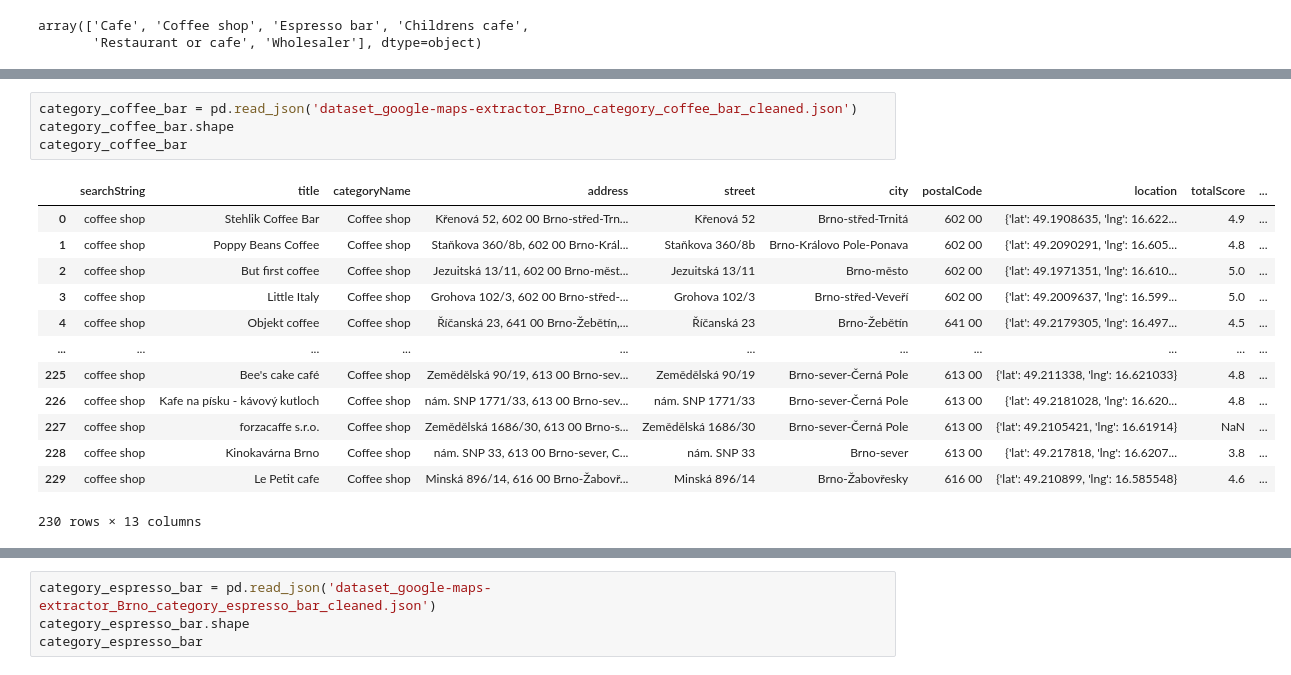
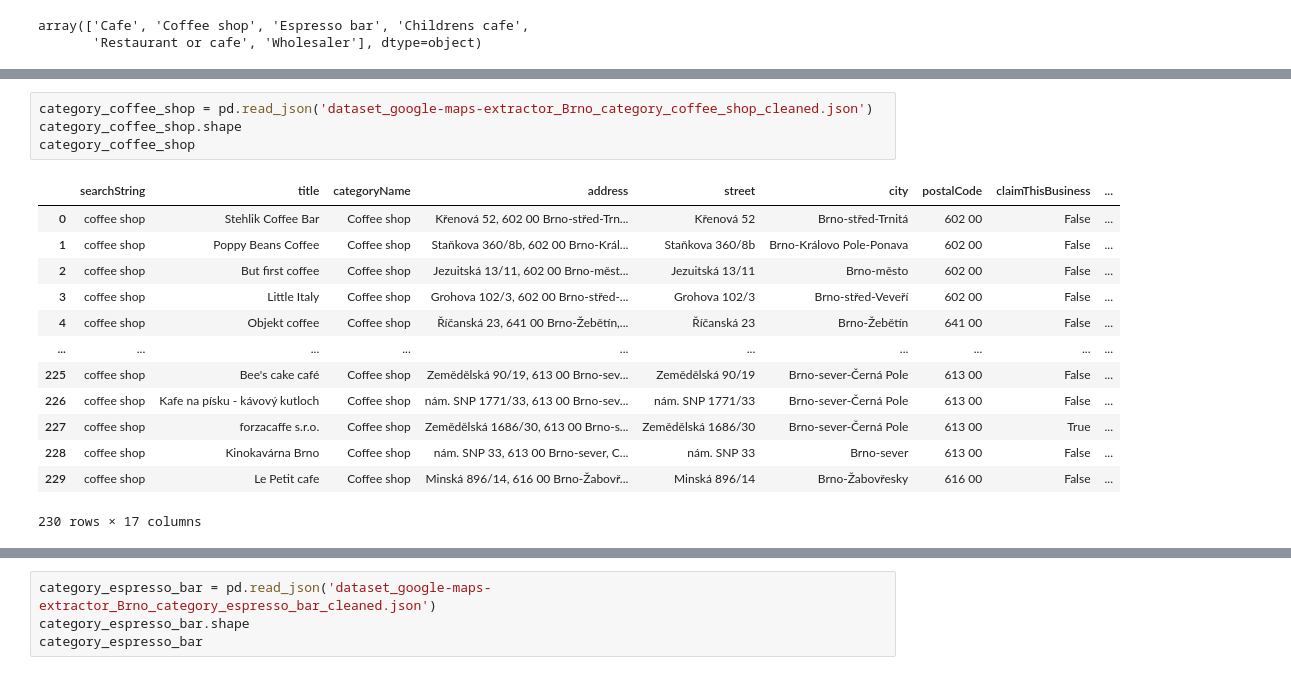
Before and after one commit to eliska-striteska/DA-Czechitas-2024-Projekt-Brnenske-kavarny, a Jupyter notebook: prochazeni_dat_web_scraping.ipynb, the cells around one changed output, grey strips where cells are left out. Saved outputs shown, nothing was run; the diff lists cells and outputs as text.

Commit message:
propojeni datasetu

```diff
--- a/prochazeni_dat_web_scraping.ipynb
+++ b/prochazeni_dat_web_scraping.ipynb
@@ -117,19 +118,19 @@ not_cafe
 # %%
-category_coffee_bar = pd.read_json('dataset_google-maps-extractor_Brno_category_coffee_bar_cleaned.json')
-category_coffee_bar.shape
-category_coffee_bar
+category_coffee_shop = pd.read_json('dataset_google-maps-extractor_Brno_category_coffee_shop_cleaned.json')
+category_coffee_shop.shape
+category_coffee_shop
 # %% [output]
-|  | searchString | title | categoryName | address | street | city | postalCode | location | totalScore | ... |
-| 0 | coffee shop | Stehlik Coffee Bar | Coffee shop | Křenová 52, 602 00 Brno-střed-Trn... | Křenová 52 | Brno-střed-Trnitá | 602 00 | {'lat': 49.1908635, 'lng': 16.622... | 4.9 | ... |
-| 1 | coffee shop | Poppy Beans Coffee | Coffee shop | Staňkova 360/8b, 602 00 Brno-Král... | Staňkova 360/8b | Brno-Královo Pole-Ponava | 602 00 | {'lat': 49.2090291, 'lng': 16.605... | 4.8 | ... |
-| 2 | coffee shop | But first coffee | Coffee shop | Jezuitská 13/11, 602 00 Brno-měst... | Jezuitská 13/11 | Brno-město | 602 00 | {'lat': 49.1971351, 'lng': 16.610... | 5.0 | ... |
-| 3 | coffee shop | Little Italy | Coffee shop | Grohova 102/3, 602 00 Brno-střed-... | Grohova 102/3 | Brno-střed-Veveří | 602 00 | {'lat': 49.2009637, 'lng': 16.599... | 5.0 | ... |
-| 4 | coffee shop | Objekt coffee | Coffee shop | Říčanská 23, 641 00 Brno-Žebětín,... | Říčanská 23 | Brno-Žebětín | 641 00 | {'lat': 49.2179305, 'lng': 16.497... | 4.5 | ... |
-| ... | ... | ... | ... | ... | ... | ... | ... | ... | ... | ... |
-| 225 | coffee shop | Bee's cake café | Coffee shop | Zemědělská 90/19, 613 00 Brno-sev... | Zemědělská 90/19 | Brno-sever-Černá Pole | 613 00 | {'lat': 49.211338, 'lng': 16.621033} | 4.8 | ... |
-| 226 | coffee shop | Kafe na písku - kávový kutloch | Coffee shop | nám. SNP 1771/33, 613 00 Brno-sev... | nám. SNP 1771/33 | Brno-sever-Černá Pole | 613 00 | {'lat': 49.2181028, 'lng': 16.620... | 4.8 | ... |
-| 227 | coffee shop | forzacaffe s.r.o. | Coffee shop | Zemědělská 1686/30, 613 00 Brno-s... | Zemědělská 1686/30 | Brno-sever-Černá Pole | 613 00 | {'lat': 49.2105421, 'lng': 16.61914} | NaN | ... |
-| 228 | coffee shop | Kinokavárna Brno | Coffee shop | nám. SNP 33, 613 00 Brno-sever, C... | nám. SNP 33 | Brno-sever | 613 00 | {'lat': 49.217818, 'lng': 16.6207... | 3.8 | ... |
-| 229 | coffee shop | Le Petit cafe | Coffee shop | Minská 896/14, 616 00 Brno-Žabovř... | Minská 896/14 | Brno-Žabovřesky | 616 00 | {'lat': 49.210899, 'lng': 16.585548} | 4.6 | ... |
+|  | searchString | title | categoryName | address | street | city | postalCode | claimThisBusiness | ... |
+| 0 | coffee shop | Stehlik Coffee Bar | Coffee shop | Křenová 52, 602 00 Brno-střed-Trn... | Křenová 52 | Brno-střed-Trnitá | 602 00 | False | ... |
+| 1 | coffee shop | Poppy Beans Coffee | Coffee shop | Staňkova 360/8b, 602 00 Brno-Král... | Staňkova 360/8b | Brno-Královo Pole-Ponava | 602 00 | False | ... |
+| 2 | coffee shop | But first coffee | Coffee shop | Jezuitská 13/11, 602 00 Brno-měst... | Jezuitská 13/11 | Brno-město | 602 00 | False | ... |
+| 3 | coffee shop | Little Italy | Coffee shop | Grohova 102/3, 602 00 Brno-střed-... | Grohova 102/3 | Brno-střed-Veveří | 602 00 | False | ... |
+| 4 | coffee shop | Objekt coffee | Coffee shop | Říčanská 23, 641 00 Brno-Žebětín,... | Říčanská 23 | Brno-Žebětín | 641 00 | False | ... |
+| ... | ... | ... | ... | ... | ... | ... | ... | ... | ... |
+| 225 | coffee shop | Bee's cake café | Coffee shop | Zemědělská 90/19, 613 00 Brno-sev... | Zemědělská 90/19 | Brno-sever-Černá Pole | 613 00 | False | ... |
+| 226 | coffee shop | Kafe na písku - kávový kutloch | Coffee shop | nám. SNP 1771/33, 613 00 Brno-sev... | nám. SNP 1771/33 | Brno-sever-Černá Pole | 613 00 | False | ... |
+| 227 | coffee shop | forzacaffe s.r.o. | Coffee shop | Zemědělská 1686/30, 613 00 Brno-s... | Zemědělská 1686/30 | Brno-sever-Černá Pole | 613 00 | True | ... |
+| 228 | coffee shop | Kinokavárna Brno | Coffee shop | nám. SNP 33, 613 00 Brno-sever, C... | nám. SNP 33 | Brno-sever | 613 00 | False | ... |
+| 229 | coffee shop | Le Petit cafe | Coffee shop | Minská 896/14, 616 00 Brno-Žabovř... | Minská 896/14 | Brno-Žabovřesky | 616 00 | False | ... |
-230 rows × 13 columns
+230 rows × 17 columns
 # %%
```
Also changed, not shown: parts of 7 cells of this notebook, 3 other files.
